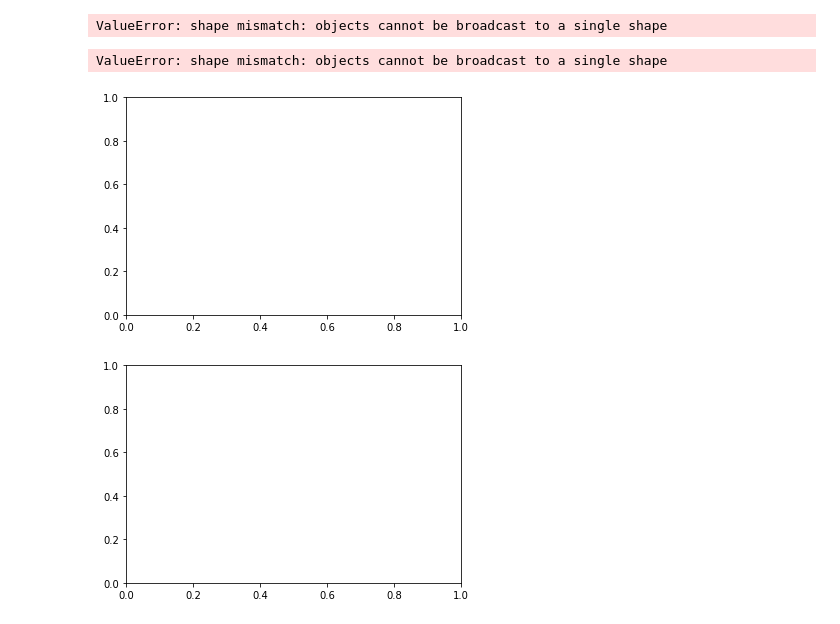
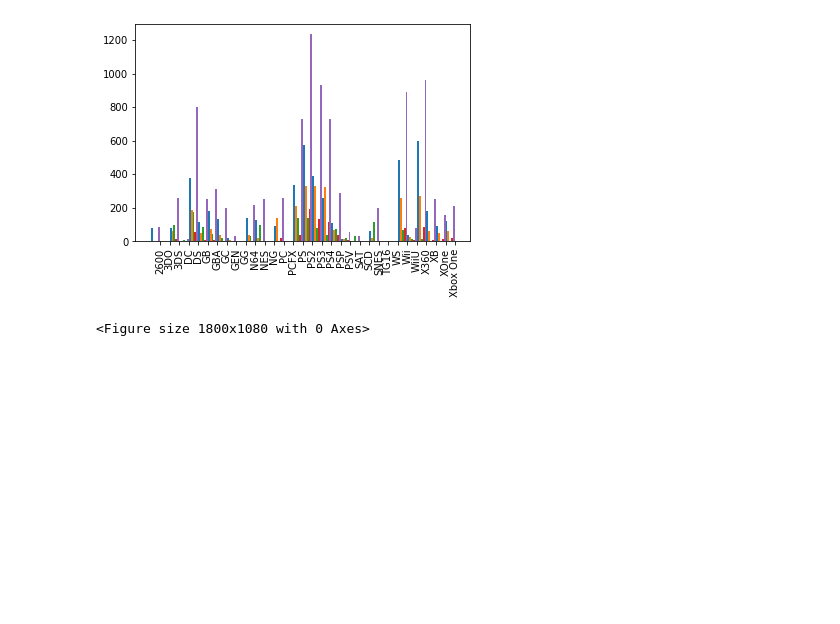
Before and after one commit to tylerspck/Video_Game_Sale_Analysis, a Jupyter notebook: Untitled.ipynb, the cells around one changed output. Cells and saved outputs as stored; diff of their text form; code cells hidden in the pictures; blank space fills up the shorter version.

```diff
--- a/Untitled.ipynb
+++ b/Untitled.ipynb
@@ -280,10 +209,18 @@ byPlatform_df.sort_values(by='NA_Sales', ascending = False).head(20)
-# %%
-x_positon = np.arange(len(byPlatform_df['Platform']))
-objects = byPlatform_df['Platform']
-Data = byPlatform_df[['Global_Sales', 'NA_Sales', 'EU_Sales', 'JP_Sales', 'Other_Sales']]
-plt.bar(x_positon,Data, align='center', alpha =0.5)
-# %% [output]
-ValueError: shape mismatch: objects cannot be broadcast to a single shape
-ValueError: shape mismatch: objects cannot be broadcast to a single shape
-[figure, removed]
-[figure, removed]
+# %%
+x_positon = np.arange(len(byPlatform_df['Platform']))
+objects = byPlatform_df['Platform']
+Data = byPlatform_df[['Global_Sales', 'NA_Sales', 'EU_Sales', 'JP_Sales', 'Other_Sales']]
+
+
+
+plt.bar(x_positon-.4,NAPlatform,width = .2)
+plt.bar(x_positon-.2,EUPlatform,width = .2)
+plt.bar(x_positon,JPPlatform,width = .2)
+plt.bar(x_positon+.2,OtherPlatform,width = .2)
+plt.bar(x_positon+.4,byPlatform,width = .2)
+plt.xticks(x_positon+.5,objects,rotation = 90)
+plt.figure(figsize=(25,15))
+plt.show()
+# %% [output]
+[figure, added]
+<Figure size 1800x1080 with 0 Axes>
```
Also changed, not shown: parts of 9 cells of this notebook.
